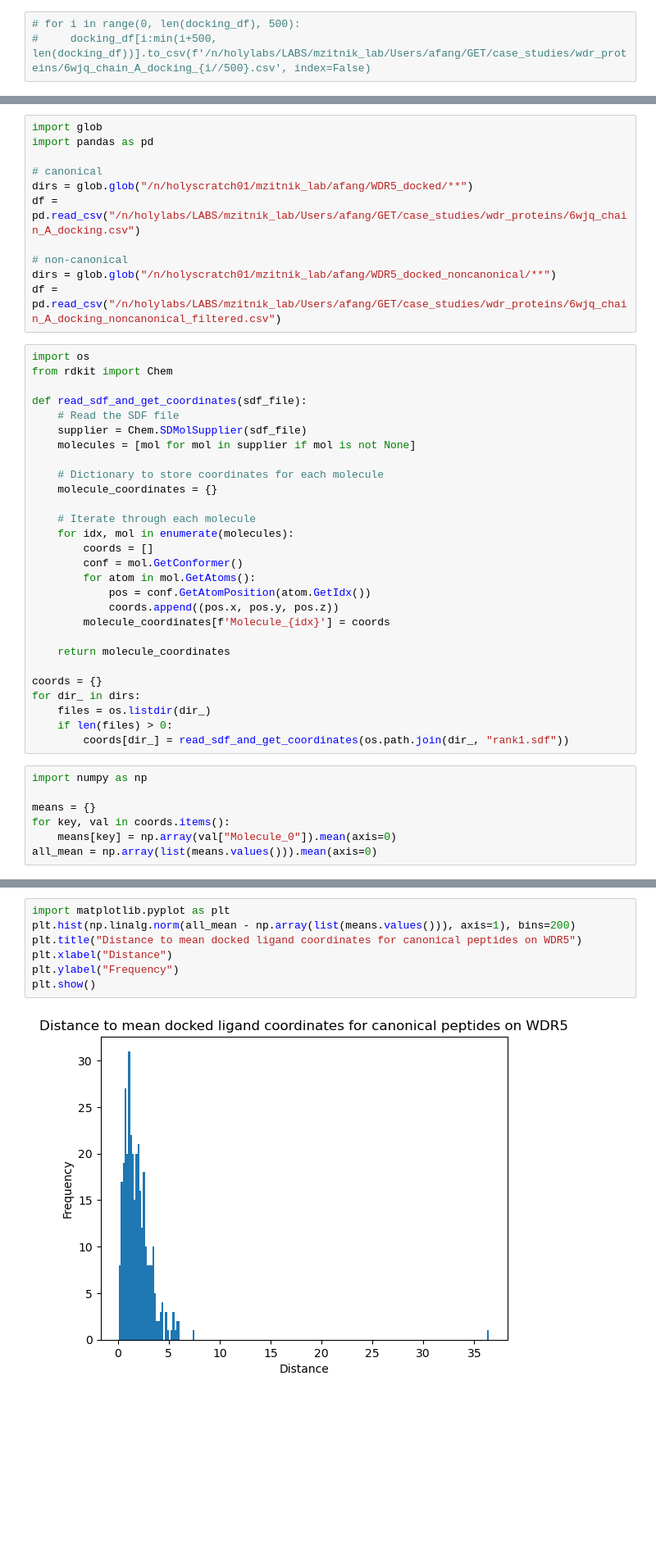
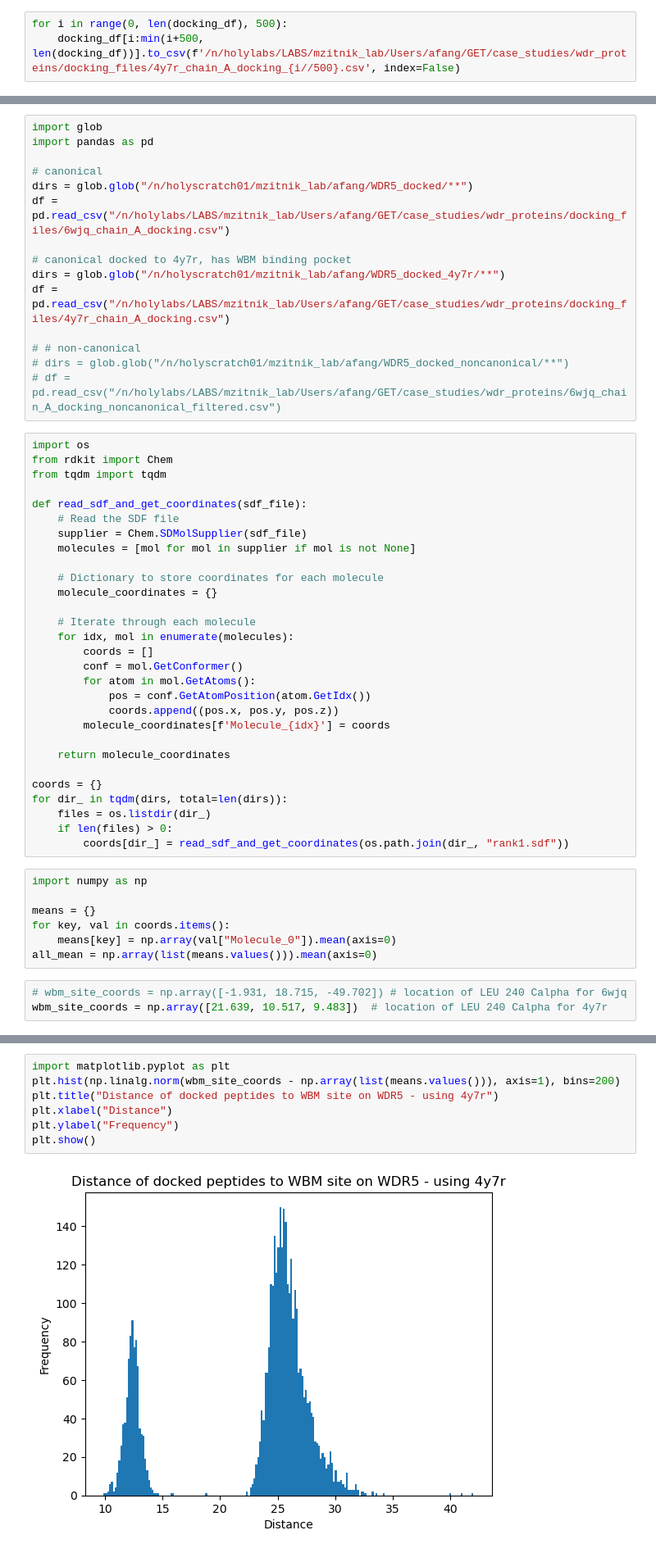
Before and after one commit to mims-harvard/ATOMICA, a Jupyter notebook: case_studies/wdr_proteins/docking_analysis.ipynb, the cells around one changed output, grey strips where cells are left out. Shown: that part at 82% size. Cells and saved outputs as stored; diff of their text form; blank space fills up the shorter version.

```diff
--- a/case_studies/wdr_proteins/docking_analysis.ipynb
+++ b/case_studies/wdr_proteins/docking_analysis.ipynb
@@ -32,6 +43,6 @@ docking_df = pd.DataFrame({'complex_name': df['Peptide'], 'protein_path': ['/n/h
 # %%
-# for i in range(0, len(docking_df), 500):
-#     docking_df[i:min(i+500, len(docking_df))].to_csv(f'/n/holylabs/LABS/mzitnik_lab/Users/afang/GET/case_studies/wdr_proteins/6wjq_chain_A_docking_{i//500}.csv', index=False)
+for i in range(0, len(docking_df), 500):
+    docking_df[i:min(i+500, len(docking_df))].to_csv(f'/n/holylabs/LABS/mzitnik_lab/Users/afang/GET/case_studies/wdr_proteins/docking_files/4y7r_chain_A_docking_{i//500}.csv', index=False)
 # %%
 from Bio.PDB import PDBParser, PDBIO
 
@@ -292,14 +303,19 @@ import pandas as pd
 
 # canonical
 dirs = glob.glob("/n/holyscratch01/mzitnik_lab/afang/WDR5_docked/**")
-df = pd.read_csv("/n/holylabs/LABS/mzitnik_lab/Users/afang/GET/case_studies/wdr_proteins/6wjq_chain_A_docking.csv")
+df = pd.read_csv("/n/holylabs/LABS/mzitnik_lab/Users/afang/GET/case_studies/wdr_proteins/docking_files/6wjq_chain_A_docking.csv")
 
-# non-canonical
-dirs = glob.glob("/n/holyscratch01/mzitnik_lab/afang/WDR5_docked_noncanonical/**")
-df = pd.read_csv("/n/holylabs/LABS/mzitnik_lab/Users/afang/GET/case_studies/wdr_proteins/6wjq_chain_A_docking_noncanonical_filtered.csv")
+# canonical docked to 4y7r, has WBM binding pocket
+dirs = glob.glob("/n/holyscratch01/mzitnik_lab/afang/WDR5_docked_4y7r/**")
+df = pd.read_csv("/n/holylabs/LABS/mzitnik_lab/Users/afang/GET/case_studies/wdr_proteins/docking_files/4y7r_chain_A_docking.csv")
+
+# # non-canonical
+# dirs = glob.glob("/n/holyscratch01/mzitnik_lab/afang/WDR5_docked_noncanonical/**")
+# df = pd.read_csv("/n/holylabs/LABS/mzitnik_lab/Users/afang/GET/case_studies/wdr_proteins/6wjq_chain_A_docking_noncanonical_filtered.csv")
 # %%
 import os
 from rdkit import Chem
+from tqdm import tqdm
 
 def read_sdf_and_get_coordinates(sdf_file):
     # Read the SDF file
@@ -321,7 +337,7 @@ def read_sdf_and_get_coordinates(sdf_file):
     return molecule_coordinates
 
 coords = {}
-for dir_ in dirs:
+for dir_ in tqdm(dirs, total=len(dirs)):
     files = os.listdir(dir_)
     if len(files) > 0:
         coords[dir_] = read_sdf_and_get_coordinates(os.path.join(dir_, "rank1.sdf"))
@@ -332,4 +348,7 @@ means = {}
 for key, val in coords.items():
     means[key] = np.array(val["Molecule_0"]).mean(axis=0)
 all_mean = np.array(list(means.values())).mean(axis=0)
+# %%
+# wbm_site_coords = np.array([-1.931, 18.715, -49.702]) # location of LEU 240 Calpha for 6wjq
+wbm_site_coords = np.array([21.639, 10.517, 9.483])  # location of LEU 240 Calpha for 4y7r
 # %%
@@ -339,11 +358,11 @@ all_mean = np.array(list(means.values())).mean(axis=0)
 # %%
 import matplotlib.pyplot as plt
-plt.hist(np.linalg.norm(all_mean - np.array(list(means.values())), axis=1), bins=200)
-plt.title("Distance to mean docked ligand coordinates for canonical peptides on WDR5")
+plt.hist(np.linalg.norm(wbm_site_coords - np.array(list(means.values())), axis=1), bins=200)
+plt.title("Distance of docked peptides to WBM site on WDR5 - using 4y7r")
 plt.xlabel("Distance")
 plt.ylabel("Frequency")
 plt.show()
 # %% [output]
-[figure, old version]
+[figure, new version]
 # %%
 count = 0
```
Also changed, not shown: parts of 23 cells of this notebook, 13 other files.
